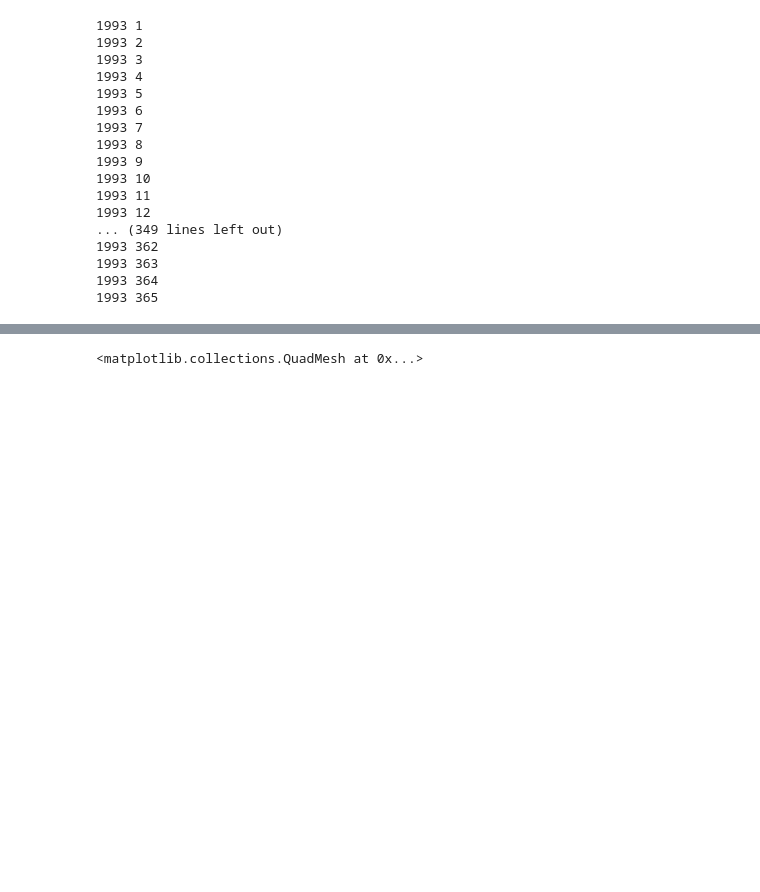
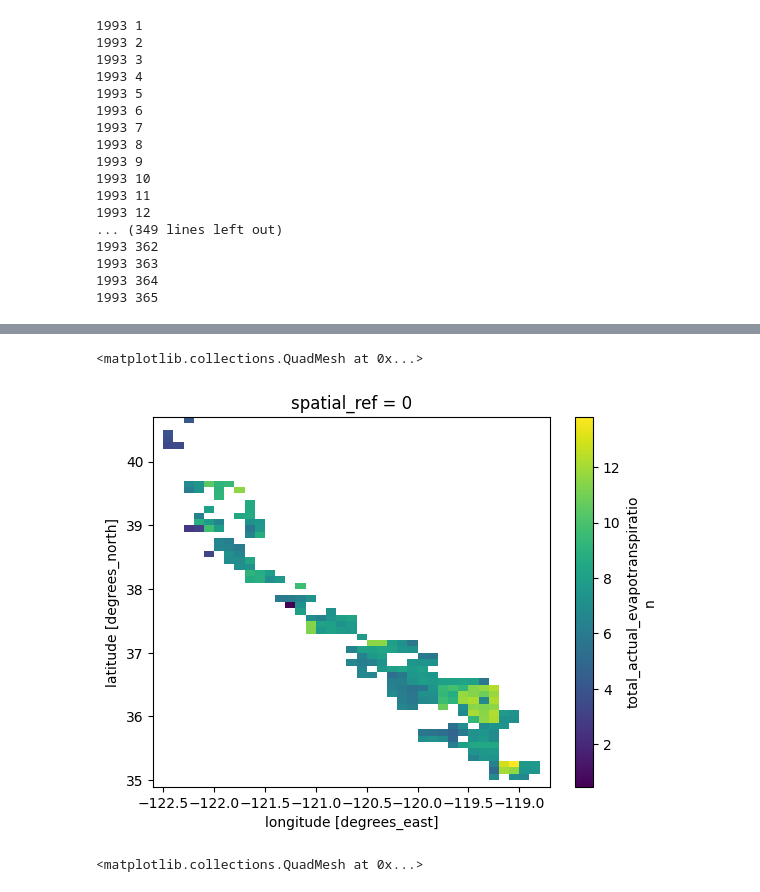
Before and after one commit to mahdi98mnm/wb_weri, a Jupyter notebook: readData.ipynb, the cells around one changed output, grey strips where cells are left out. Saved outputs shown, nothing was run; the diff lists cells and outputs as text; code cells hidden in the pictures; blank space fills up the shorter version.

```diff
--- a/readData.ipynb
+++ b/readData.ipynb
@@ -831,3 +836,9 @@ array([[[        nan,         nan,         nan, ...,         nan,
+# %%
+
+ET_total_actual["total_actual_evapotranspiration"].mean(['time'], skipna=True).plot()
+# %% [output]
+<matplotlib.collections.QuadMesh at 0x...>
+[figure, added]
 # %%
 def sum_ignore_nan(a, b):
     summed = a + b
```
Also changed, not shown: parts of 3 cells of this notebook, 1 other file.
